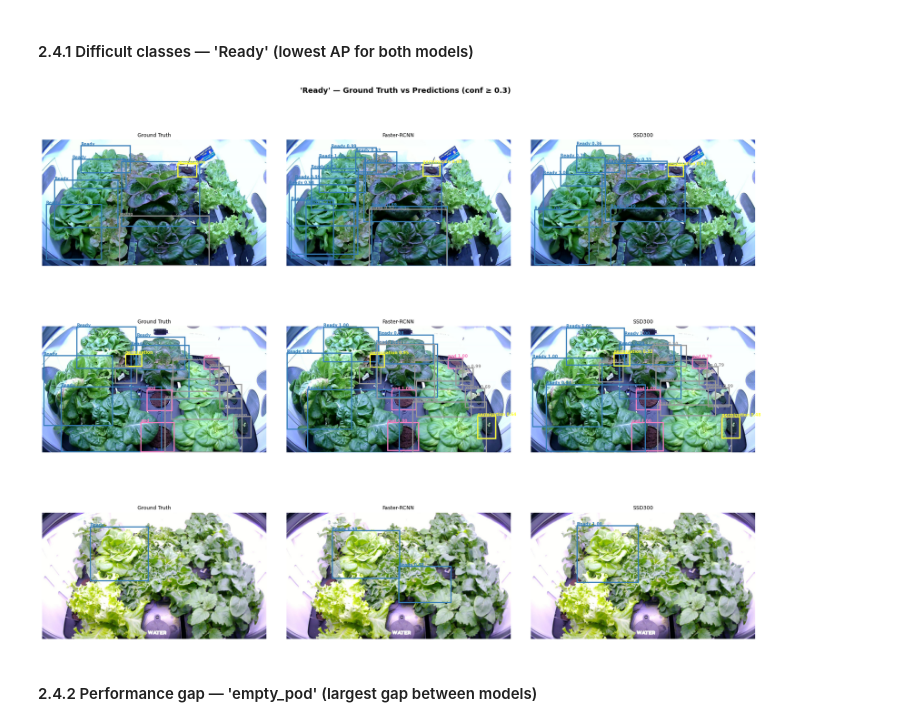
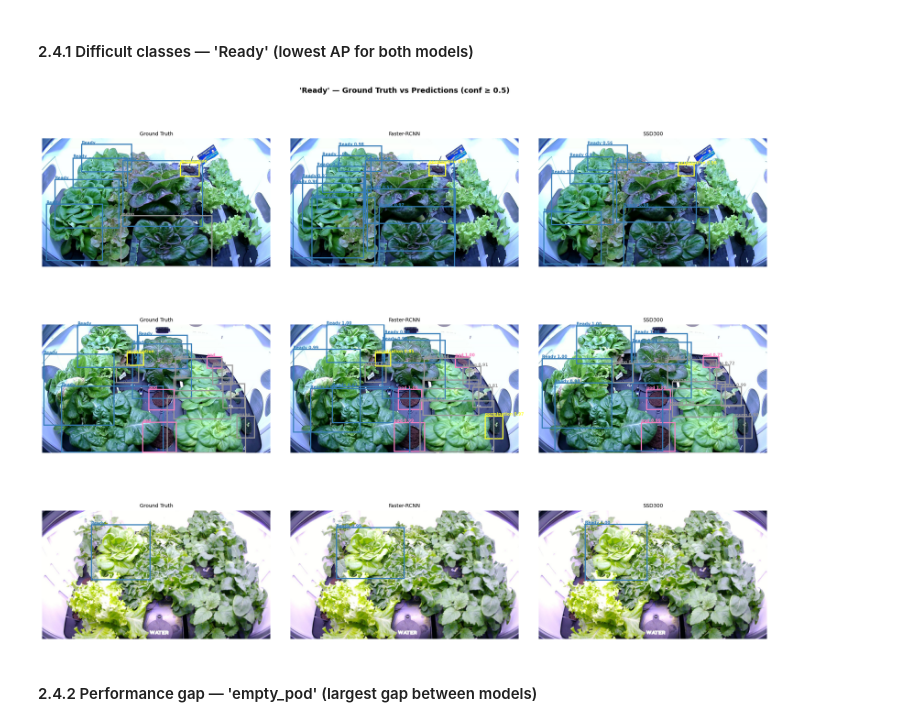
Before and after one commit to llravelo/42028-deep-learning-at02, a Jupyter notebook: A2_Detection_P1_Training.ipynb, the cells around one changed output. Cells and saved outputs as stored; diff of their text form; code cells hidden in the pictures.

```diff
--- a/A2_Detection_P1_Training.ipynb
+++ b/A2_Detection_P1_Training.ipynb
@@ -596,11 +603,11 @@ def plot_class_predictions(models_dict, dataset, class_name, n=3, conf=0.3, seed
 # %%
 # 'Ready' has the lowest AP for both models (FRCNN ~0.46, SSD ~0.48)
 plot_class_predictions(
     {"Faster-RCNN": model, "SSD300": ssd_model},
-    test_ds, "Ready", n=3
+    test_ds, "Ready", n=3, conf=0.5
 )
 # %% [output]
-[figure, old version]
+[figure, new version]
 # %% [markdown]
 #### 2.4.2 Performance gap — 'empty_pod' (largest gap between models)
 # %%
```
Also changed, not shown: parts of 14 cells of this notebook.
